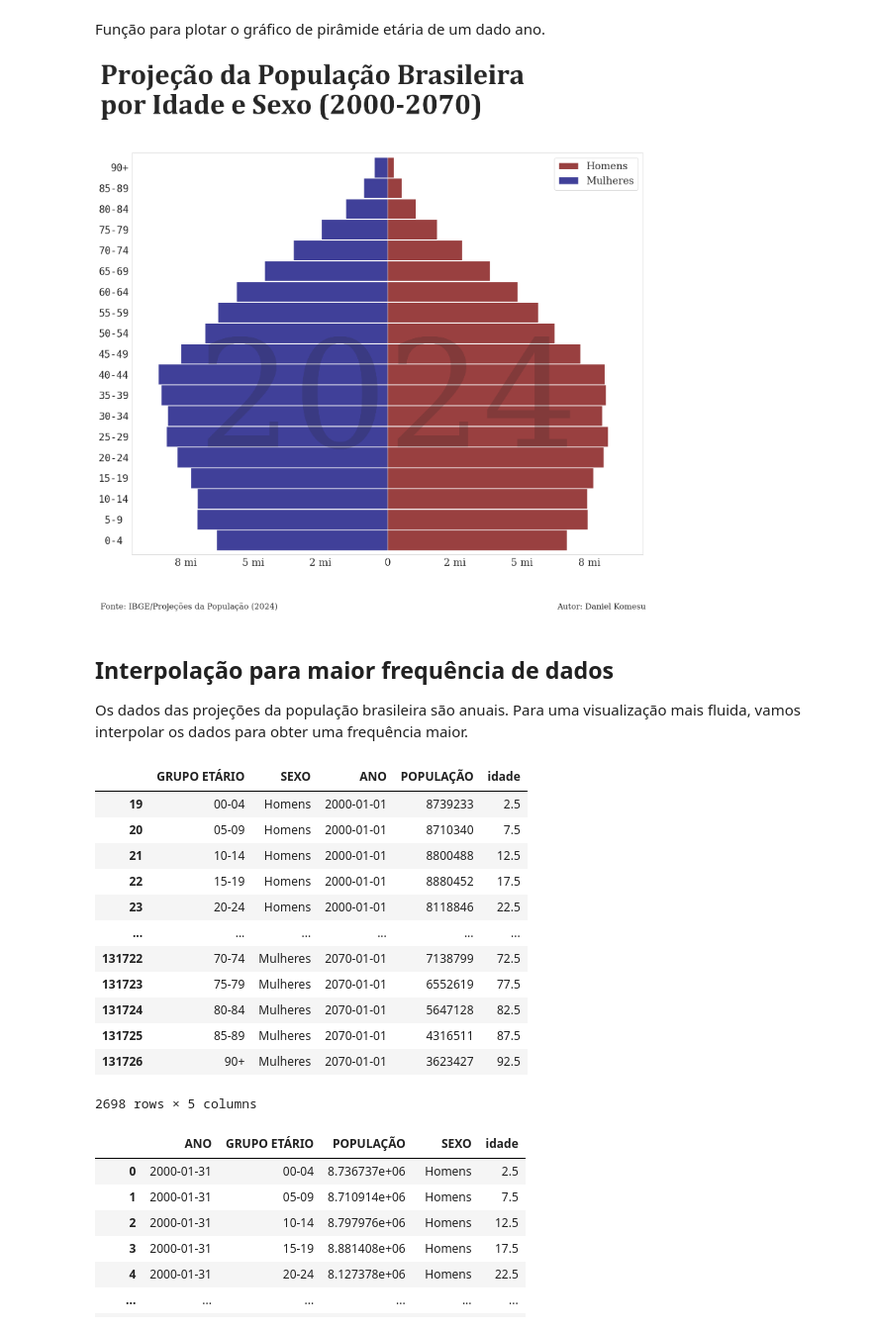
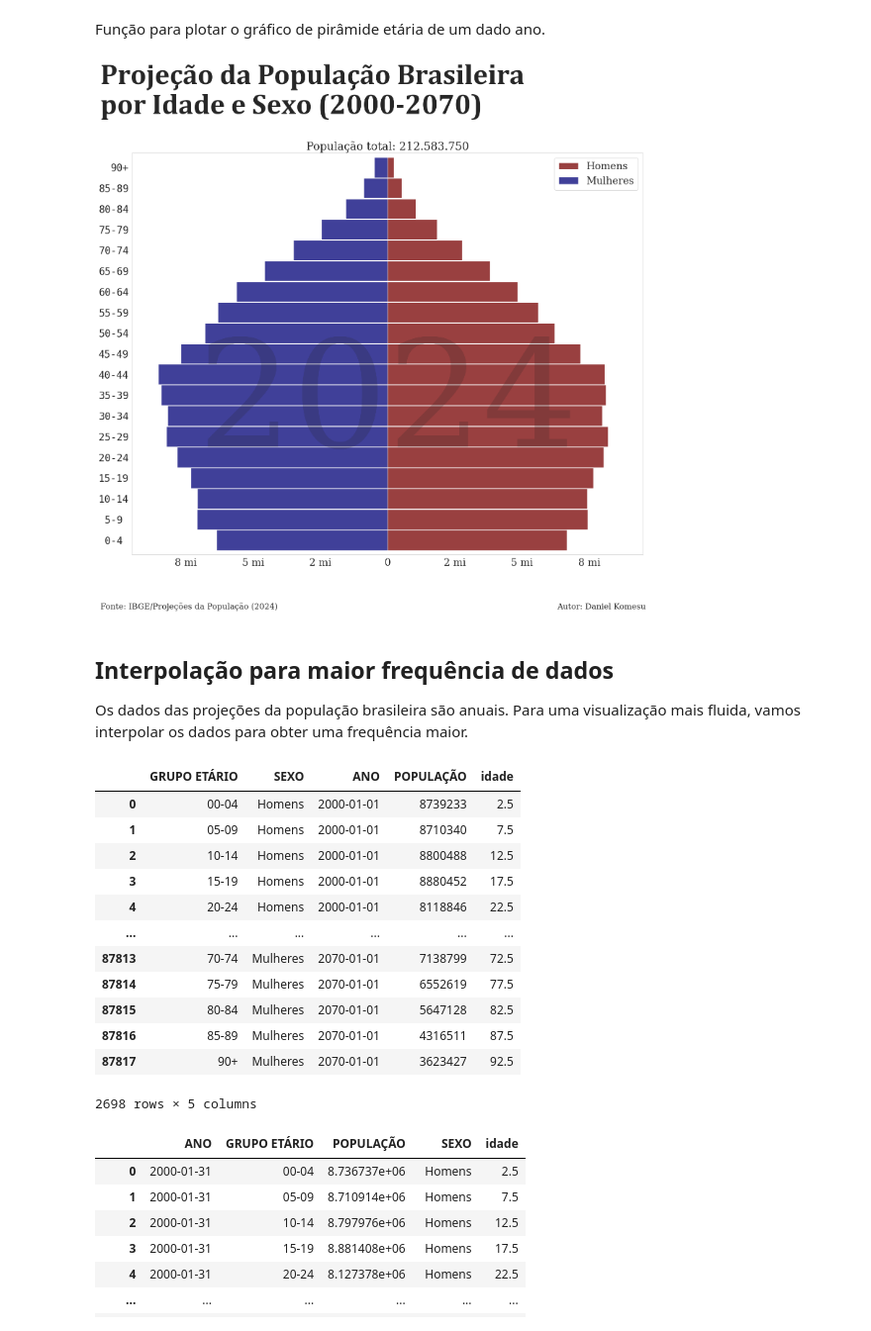
Before and after one commit to dankkom/projecoes-populacao-2024, a Jupyter notebook: Pirâmide etária do Brasil, 2010-2070.ipynb, the cells around one changed output. Shown at 99% size. Cells and saved outputs as stored; diff of their text form; code cells hidden in the pictures.

Commit message:
Update plot, add total

```diff
--- a/Pirâmide etária do Brasil, 2010-2070.ipynb
+++ b/Pirâmide etária do Brasil, 2010-2070.ipynb
@@ -53,6 +53,7 @@ dados = (
     )
     .drop(columns=["CÓD."])
     .assign(**{"GRUPO ETÁRIO": lambda x: x["GRUPO ETÁRIO"].str.strip(), "ANO": lambda x: pd.to_datetime(x["ANO"], format="%Y")})
+    .query("SEXO != 'Ambos'")
 )
 dados
 # %% [output]
@@ -180,34 +181,36 @@ def plot_pop_pyramid(data, date):
         fontsize=56,
         fontweight="bold",
         horizontalalignment="left",
         x=0.025,
         y=0.975,
     )
+    total_pop = data.loc[data["ANO"] == date, "POPULAÇÃO"].sum()
+    ax.set_title(f"População total: {int(total_pop):,}".replace(",", "."), fontsize=22)
     ax.xaxis.set_major_formatter(
         matplotlib.ticker.FuncFormatter(formatter_x)
     )
     ax.set_yticks(np.arange(2.5, 95, 5))
     ax.yaxis.set_major_formatter(
         matplotlib.ticker.FuncFormatter(formatter_y))
     for t in ax.get_yticklabels():
         t.set_fontname("monospace")
     ax.set_xlim(-9.5*10**6, 9.5*10**6)
     ax.set_ylim(bottom=-1, top=96)
     ax.legend(handles=[h, m], loc="upper right")
     ax.grid(False)
     ax.text(0, 25, date.year, size=300, alpha=0.2, horizontalalignment="center")
     ax.set_position([0.08, 0.12, 0.89, 0.7])  # [left, bottom, width, height]
     plt.figtext(x=0.025, y=0.025, s="Fonte: IBGE/Projeções da População (2024)", fontsize=16)
     plt.figtext(x=0.975, y=0.025, s="Autor: Daniel Komesu", fontsize=16, horizontalalignment="right")
     return f, ax
 
 
 data = dados2[dados2["LOCAL"] == "Brasil"]
 date = pd.to_datetime("2024", format="%Y")
 f, ax = plot_pop_pyramid(data, date)
 plt.savefig("teste.png")
 # %% [output]
-[figure, old version]
+[figure, new version]
 # %% [markdown]
 ## Interpolação para maior frequência de dados
 
@@ -217,17 +220,17 @@ data_br = dados2[dados2["LOCAL"] == "Brasil"].drop(columns=["LOCAL", "SIGLA"]).q
 data_br
 # %% [output]
 |  | GRUPO ETÁRIO | SEXO | ANO | POPULAÇÃO | idade |
-| 19 | 00-04 | Homens | 2000-01-01 | 8739233 | 2.5 |
-| 20 | 05-09 | Homens | 2000-01-01 | 8710340 | 7.5 |
-| 21 | 10-14 | Homens | 2000-01-01 | 8800488 | 12.5 |
-| 22 | 15-19 | Homens | 2000-01-01 | 8880452 | 17.5 |
-| 23 | 20-24 | Homens | 2000-01-01 | 8118846 | 22.5 |
+| 0 | 00-04 | Homens | 2000-01-01 | 8739233 | 2.5 |
+| 1 | 05-09 | Homens | 2000-01-01 | 8710340 | 7.5 |
+| 2 | 10-14 | Homens | 2000-01-01 | 8800488 | 12.5 |
+| 3 | 15-19 | Homens | 2000-01-01 | 8880452 | 17.5 |
+| 4 | 20-24 | Homens | 2000-01-01 | 8118846 | 22.5 |
 | ... | ... | ... | ... | ... | ... |
-| 131722 | 70-74 | Mulheres | 2070-01-01 | 7138799 | 72.5 |
-| 131723 | 75-79 | Mulheres | 2070-01-01 | 6552619 | 77.5 |
-| 131724 | 80-84 | Mulheres | 2070-01-01 | 5647128 | 82.5 |
-| 131725 | 85-89 | Mulheres | 2070-01-01 | 4316511 | 87.5 |
-| 131726 | 90+ | Mulheres | 2070-01-01 | 3623427 | 92.5 |
+| 87813 | 70-74 | Mulheres | 2070-01-01 | 7138799 | 72.5 |
+| 87814 | 75-79 | Mulheres | 2070-01-01 | 6552619 | 77.5 |
+| 87815 | 80-84 | Mulheres | 2070-01-01 | 5647128 | 82.5 |
+| 87816 | 85-89 | Mulheres | 2070-01-01 | 4316511 | 87.5 |
+| 87817 | 90+ | Mulheres | 2070-01-01 | 3623427 | 92.5 |
 2698 rows × 5 columns
 # %%
 data_br_homens = data_br.query("SEXO == 'Homens'").pivot_table(
```
Also changed, not shown: parts of 5 cells of this notebook, 2 other files.
